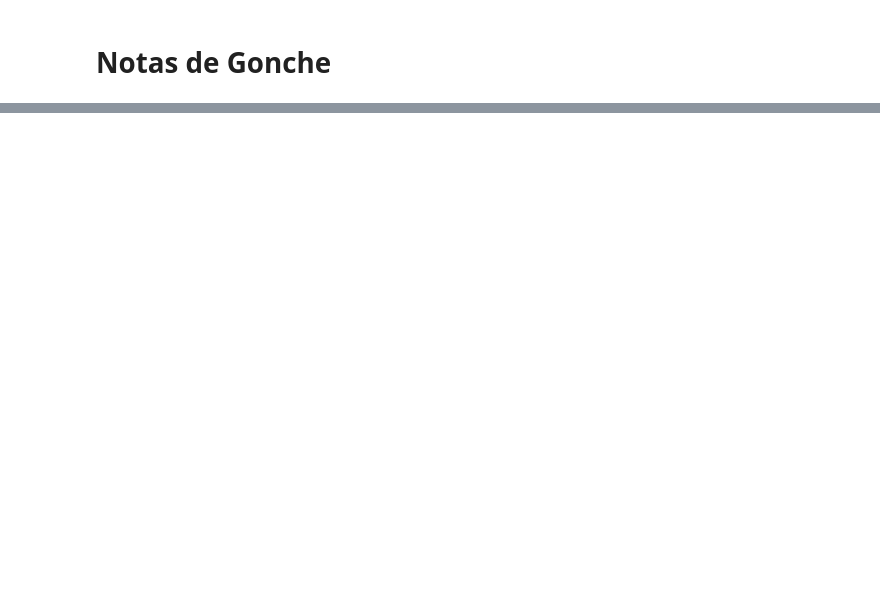
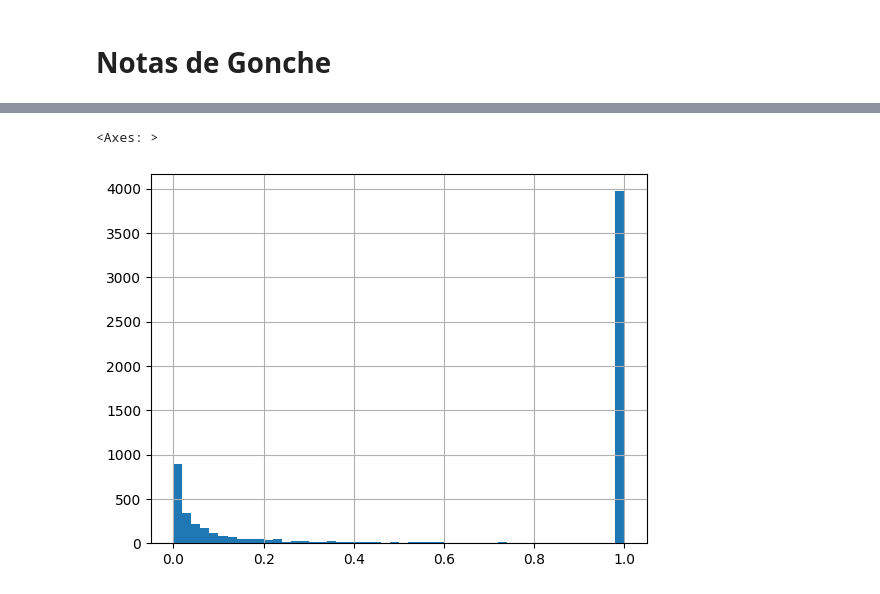
Before and after one commit to minigonche/synthetic_mobility_data_generator, a Jupyter notebook: Gonche's Notes.ipynb, the cells around one changed output, grey strips where cells are left out. Cells and saved outputs as stored; diff of their text form; code cells hidden in the pictures; blank space fills up the shorter version.

```diff
--- a/Gonche's Notes.ipynb
+++ b/Gonche's Notes.ipynb
@@ -226,0 +585,34 @@ edges
+# %%
+# Enhances
+if current_progress <= 60:
+    print("   Enhancing")
+    valid_points = sample_points.merge(progress.loc[progress.per < 1, [con.ID]])
+    valid_points = valid_points.drop(con.ID, axis=1)
+
+    dfs = []
+    num_iters = 10
+    for i in range(num_iters):
+        temp = valid_points.copy()
+        temp[con.LON] += np.random.uniform(-1*search_unit, search_unit, temp.shape[0])
+        temp[con.LAT] += np.random.uniform(-1*search_unit, search_unit, temp.shape[0])
+        temp[con.GEOMETRY] = temp.apply(lambda row: Point(row[con.LON], row[con.LAT]), axis = 1)
+
+        print(f"      Iteration {i+1} of {num_iters}")
+        dfs.append(temp)
+
+
+    possible_sample_points = pd.concat(dfs, ignore_index=True)
+    possible_sample_points = gpd.GeoDataFrame(possible_sample_points, geometry= con.GEOMETRY, crs = con.USUAL_PROJECTION)
+
+    inter = nodes[[con.ID, con.GEOMETRY]].sjoin(possible_sample_points[[con.GEOMETRY]])
+
+    final_sample_points = inter[[con.ID, "index_right"]].merge(possible_sample_points, left_on = "index_right", right_index = True)
+    final_sample_points = final_sample_points[[con.ID, con.LON, con.LAT]].reset_index(drop = True)
+
+    # Joins
+    sample_points = pd.concat((sample_points, final_sample_points), ignore_index=True)
+
+    # Checks threshold
+    progress = pd.DataFrame(sample_points[con.ID].value_counts()).reset_index()
+    progress = progress.merge(nodes[[con.ID, con.POPULATION]].reset_index(drop = True), how = "right").fillna(0)
+    progress["per"] = progress["count"] / progress[con.POPULATION]
@@ -226,0 +763,8 @@ edges
+# %%
+
+# Checks threshold
+progress = pd.DataFrame(sample_points[con.ID].value_counts()).reset_index()
+progress = progress.merge(nodes[[con.ID, con.POPULATION]].reset_index(drop = True), how = "right").fillna(0)
+progress["per"] = progress["count"] / progress[con.POPULATION]
+
+progress[progress.per == 0].sort_values(con.POPULATION)
@@ -226,0 +785,5 @@ edges
+# %%
+progress.per.hist(bins = 50)
+# %% [output]
+<Axes: >
+[figure, added]
```
Also changed, not shown: parts of 71 cells of this notebook, 5 other files.
